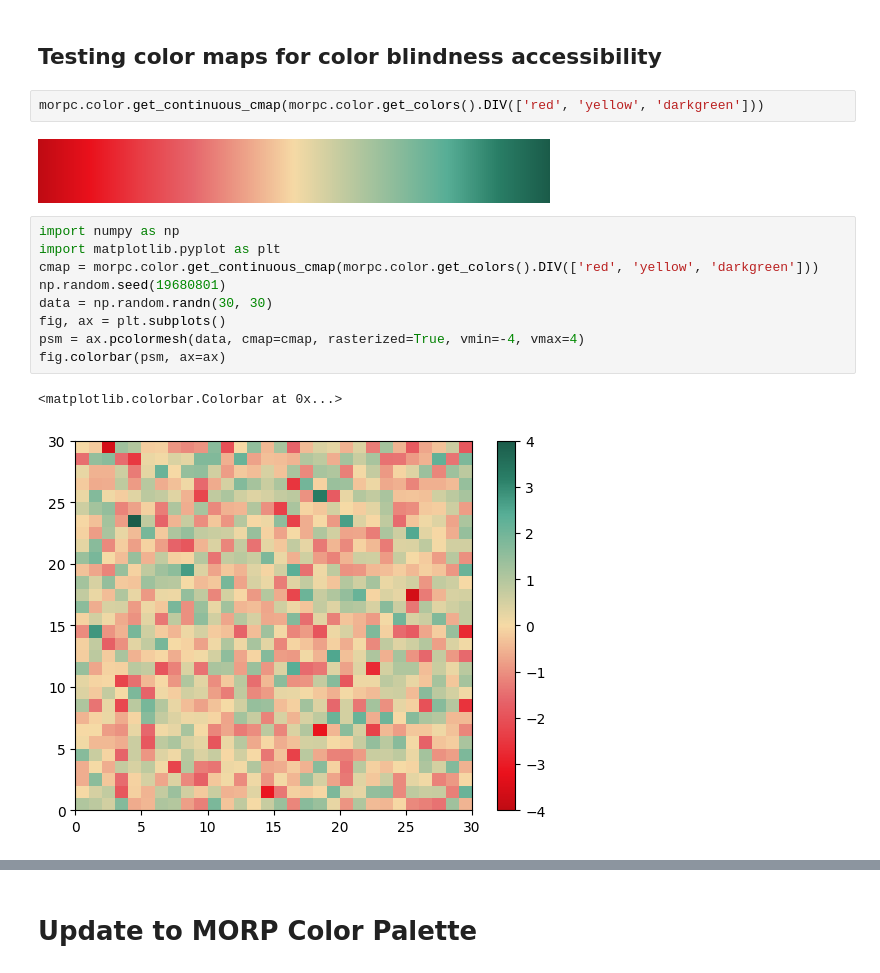
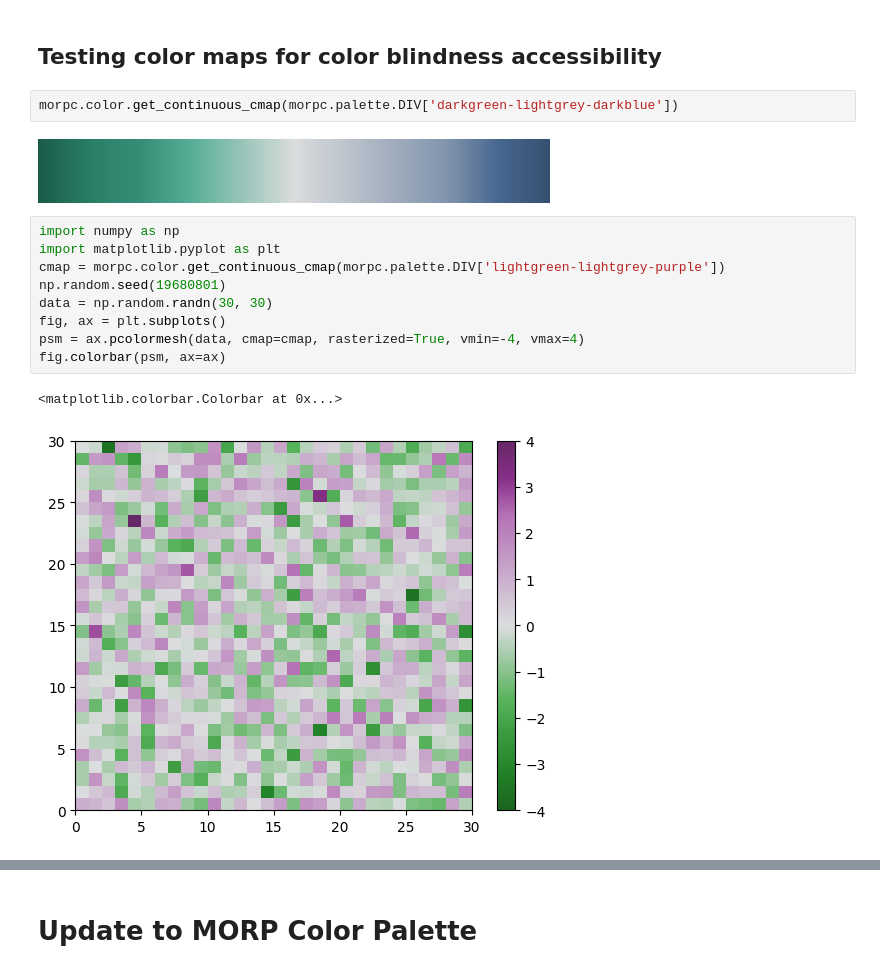
Before and after one commit to morpc/morpc-py, a Jupyter notebook: docs/09-morpc-color-demo.ipynb, the cells around one changed output, grey strips where cells are left out. Saved outputs shown, nothing was run; the diff lists cells and outputs as text.

```diff
--- a/docs/09-morpc-color-demo.ipynb
+++ b/docs/09-morpc-color-demo.ipynb
@@ -151,13 +177,13 @@ morpc.color.plot_from_hex_list(morpc.color.get_colors().QUAL(6).hex_list, labels
 # %% [markdown]
 ## Testing color maps for color blindness accessibility
 # %%
-morpc.color.get_continuous_cmap(morpc.color.get_colors().DIV(['red', 'yellow', 'darkgreen']))
+morpc.color.get_continuous_cmap(morpc.palette.DIV['darkgreen-lightgrey-darkblue'])
 # %% [output]
-[figure, old version]
+[figure, new version]
 # %%
 import numpy as np
 import matplotlib.pyplot as plt
-cmap = morpc.color.get_continuous_cmap(morpc.color.get_colors().DIV(['red', 'yellow', 'darkgreen']))
+cmap = morpc.color.get_continuous_cmap(morpc.palette.DIV['lightgreen-lightgrey-purple'])
 np.random.seed(19680801)
 data = np.random.randn(30, 30)
 fig, ax = plt.subplots()
@@ -165,7 +191,7 @@ psm = ax.pcolormesh(data, cmap=cmap, rasterized=True, vmin=-4, vmax=4)
 fig.colorbar(psm, ax=ax)
 # %% [output]
 <matplotlib.colorbar.Colorbar at 0x...>
-[figure, old version]
+[figure, new version]
 # %%
 from daltonize import daltonize
 daltonize.simulate_mpl(fig, color_deficit='d')
```
Also changed, not shown: parts of 26 cells of this notebook, 2 other files.
